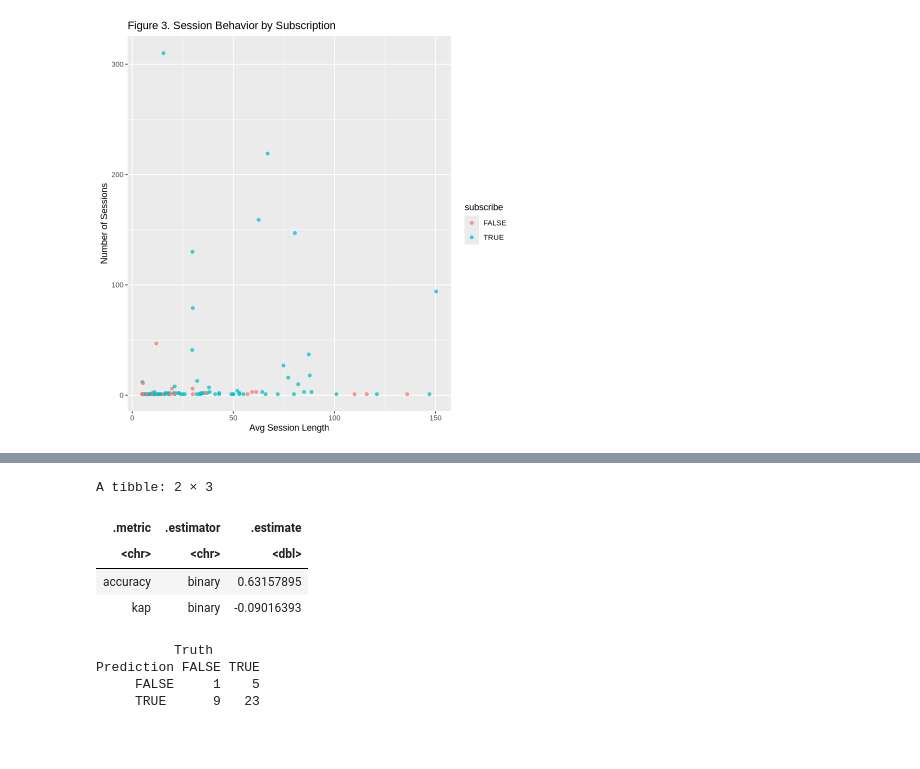
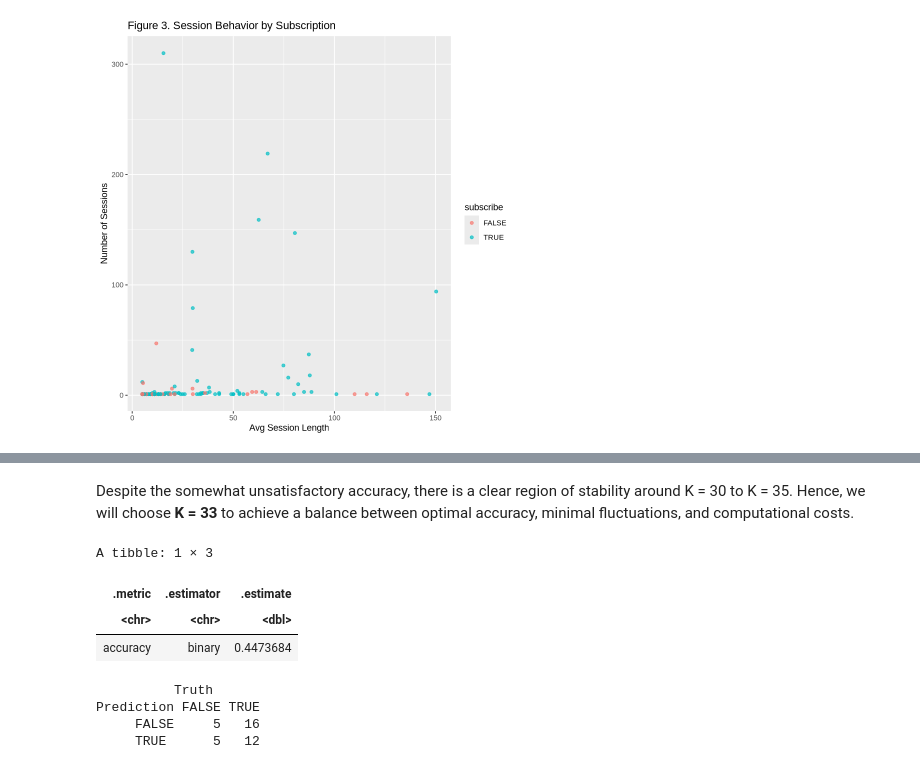
Before and after one commit to ryanraen/dsci-100-term-project, a Jupyter notebook: DSCI Final Project Report.ipynb, the cells around one changed output, grey strips where cells are left out. Drawn from its saved outputs; the diff is of its cells as text; code cells hidden in the pictures; blank space fills up the shorter version.

Commit message:
Changed KNN model to tune K value

```diff
--- a/DSCI Final Project Report.ipynb
+++ b/DSCI Final Project Report.ipynb
@@ -350,20 +374,33 @@ The following object is masked from ‘package:caret’:
+# %% [markdown]
+Despite the somewhat unsatisfactory accuracy, there is a clear region of stability around K = 30 to K = 35. Hence, we will choose **K = 33** to achieve a balance between optimal accuracy, minimal fluctuations, and computational costs.
 # %%
-# Predict and evaluate
-preds <- predict(knn_fit, test_data, type = "class") |>
+# Define new K-NN model with K = 18
+best_knn_model <- nearest_neighbor(weight_func = "rectangular", neighbors = 33) |>
+  set_engine("kknn") |>
+  set_mode("classification")
+
+# Fit new model
+knn_fit <- workflow() |>
+  add_model(best_knn_model) |>
+  add_recipe(knn_recipe) |>
+  fit(data = train_data)
+
+# Predict and evaluate on test data
+preds <- predict(knn_fit, test_data) |>
   bind_cols(test_data)
 
 # Metrics
-metrics(preds, truth = subscribe, estimate = .pred_class)
+metrics(preds, truth = subscribe, estimate = .pred_class) |>
+  filter(.metric == "accuracy")
 
 # Confusion matrix
 conf_mat(preds, truth = subscribe, estimate = .pred_class)
 # %% [output]
-A tibble: 2 × 3
+A tibble: 1 × 3
 | .metric | .estimator | .estimate |
 | <chr> | <chr> | <dbl> |
-| accuracy | binary | 0.63157895 |
-| kap | binary | -0.09016393 |
+| accuracy | binary | 0.4473684 |
           Truth
 Prediction FALSE TRUE
-     FALSE     1    5
-     TRUE      9   23
+     FALSE     5   16
+     TRUE      5   12
```
Also changed, not shown: parts of 3 cells of this notebook.
